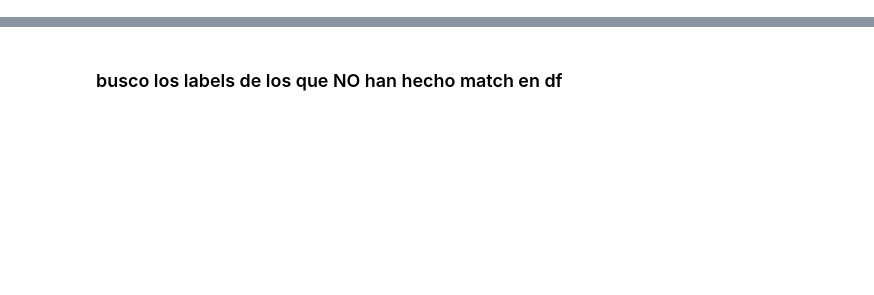
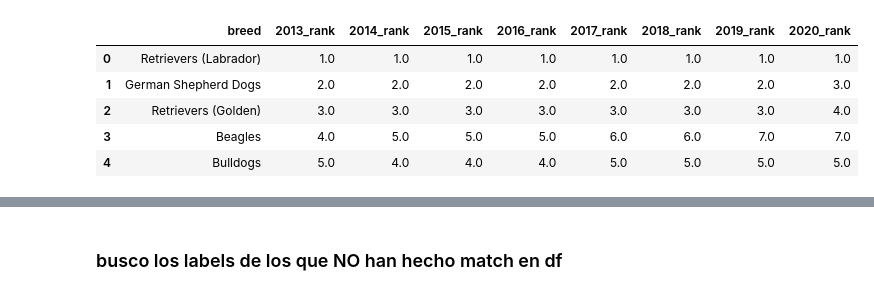
Before and after one commit to Adalab/da-modulo4-sprint1-pairprogramming-ClaraMarga, a Jupyter notebook: limpieza.ipynb, the cells around one changed output, grey strips where cells are left out. Drawn from its saved outputs; the diff is of its cells as text; code cells hidden in the pictures; blank space fills up the shorter version.

```diff
--- a/limpieza.ipynb
+++ b/limpieza.ipynb
@@ -1,3 +1,8 @@
 # %%
 import pandas as pd
+import difflib #para el best match
+from fuzzywuzzy import process #para best march + merge
+
+
 pd.set_option('display.max_rows', None)
+pd.set_option('display.max_columns', None)
@@ -25,3 +62,14 @@ df_2.head()
+# %%
+# Convertir nombres de columnas a minúsculas y reemplazar espacios con barras bajas en df_2
+df_2.columns = df_2.columns.str.lower().str.replace(' ', '_').str.replace('(','')
+df_2.head()
+# %% [output]
+|  | breed | 2013_rank | 2014_rank | 2015_rank | 2016_rank | 2017_rank | 2018_rank | 2019_rank | 2020_rank |
+| 0 | Retrievers (Labrador) | 1.0 | 1.0 | 1.0 | 1.0 | 1.0 | 1.0 | 1.0 | 1.0 |
+| 1 | German Shepherd Dogs | 2.0 | 2.0 | 2.0 | 2.0 | 2.0 | 2.0 | 2.0 | 3.0 |
+| 2 | Retrievers (Golden) | 3.0 | 3.0 | 3.0 | 3.0 | 3.0 | 3.0 | 3.0 | 4.0 |
+| 3 | Beagles | 4.0 | 5.0 | 5.0 | 5.0 | 6.0 | 6.0 | 7.0 | 7.0 |
+| 4 | Bulldogs | 5.0 | 4.0 | 4.0 | 4.0 | 5.0 | 5.0 | 5.0 | 5.0 |
 # %%
 df_3 = pd.read_csv("data/Breed_Traits.csv")
 df_3.head()
```
Also changed, not shown: parts of 73 cells of this notebook.
